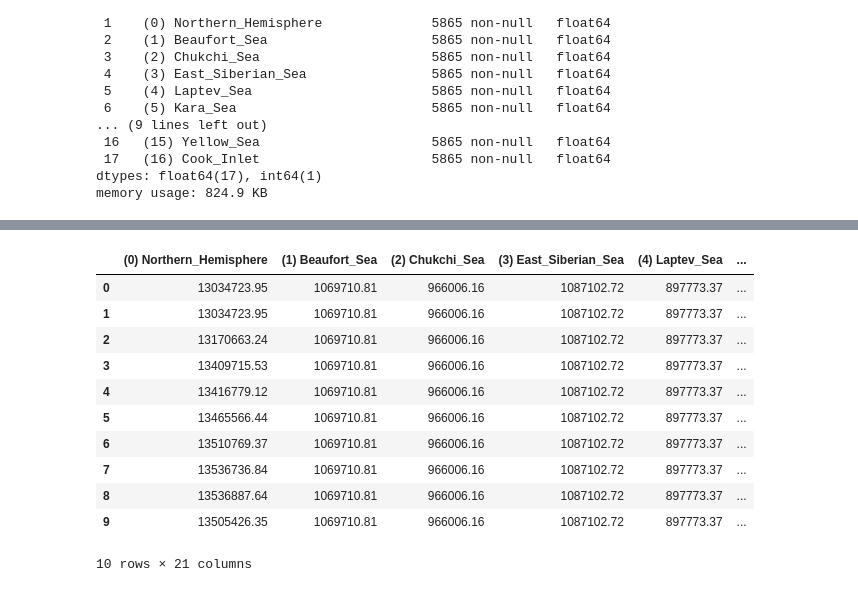
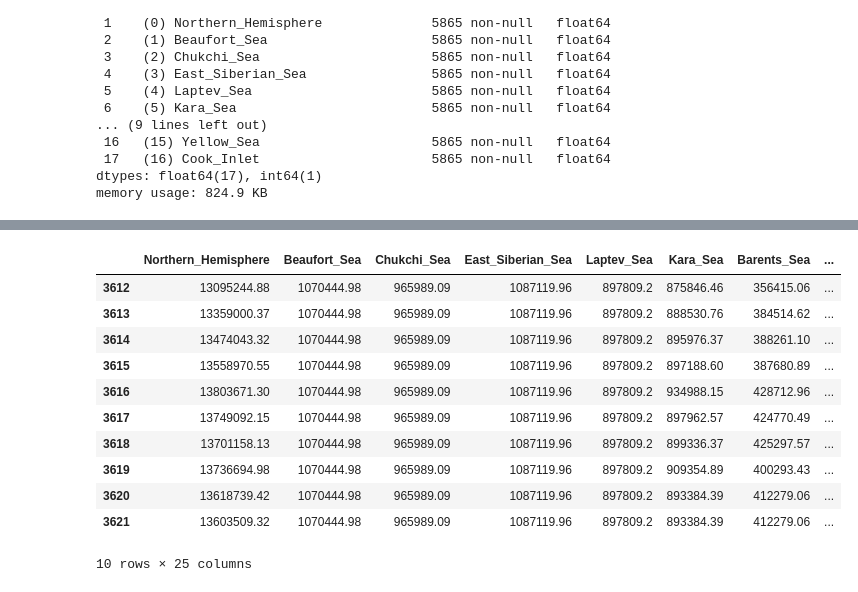
Before and after one commit to KathGo/ice_cream, a Jupyter notebook: notebooks/EDA_mila.ipynb, the cells around one changed output, grey strips where cells are left out. Saved outputs shown, nothing was run; the diff lists cells and outputs as text; code cells hidden in the pictures.

```diff
--- a/notebooks/EDA_mila.ipynb
+++ b/notebooks/EDA_mila.ipynb
@@ -273,0 +204,12 @@ raw_df.head(10)
+# %%
+raw_df['datetime'] = pd.to_datetime(raw_df.date, format='%m-%d-%Y')
+# Convert timestamp to datetime object
+raw_df = raw_df.assign(
+    timestamp = lambda x: pd.to_datetime(x['datetime']),
+    date = lambda x: x['timestamp'].dt.date,
+    year = lambda x: x['timestamp'].dt.year,
+    month = lambda x: x['timestamp'].dt.month,
+    day = lambda x: x['timestamp'].dt.day,
+    dayofyear = lambda x: x['timestamp'].dt.dayofyear,
+    hour = lambda x: x['timestamp'].dt.hour,
+)
@@ -274,16 +291,16 @@ raw_df.head(10)
 # %%
-raw_df=raw_df.drop([' yyyyddd'], axis=1)
-raw_df.head(10)
+df_2016=raw_df[raw_df['year']==2016]
+df_2016.head(10)
 # %% [output]
-|  | (0) Northern_Hemisphere | (1) Beaufort_Sea | (2) Chukchi_Sea | (3) East_Siberian_Sea | (4) Laptev_Sea | ... |
-| 0 | 13034723.95 | 1069710.81 | 966006.16 | 1087102.72 | 897773.37 | ... |
-| 1 | 13034723.95 | 1069710.81 | 966006.16 | 1087102.72 | 897773.37 | ... |
-| 2 | 13170663.24 | 1069710.81 | 966006.16 | 1087102.72 | 897773.37 | ... |
-| 3 | 13409715.53 | 1069710.81 | 966006.16 | 1087102.72 | 897773.37 | ... |
-| 4 | 13416779.12 | 1069710.81 | 966006.16 | 1087102.72 | 897773.37 | ... |
-| 5 | 13465566.44 | 1069710.81 | 966006.16 | 1087102.72 | 897773.37 | ... |
-| 6 | 13510769.37 | 1069710.81 | 966006.16 | 1087102.72 | 897773.37 | ... |
-| 7 | 13536736.84 | 1069710.81 | 966006.16 | 1087102.72 | 897773.37 | ... |
-| 8 | 13536887.64 | 1069710.81 | 966006.16 | 1087102.72 | 897773.37 | ... |
-| 9 | 13505426.35 | 1069710.81 | 966006.16 | 1087102.72 | 897773.37 | ... |
+|  | Northern_Hemisphere | Beaufort_Sea | Chukchi_Sea | East_Siberian_Sea | Laptev_Sea | Kara_Sea | Barents_Sea | ... |
+| 3612 | 13095244.88 | 1070444.98 | 965989.09 | 1087119.96 | 897809.2 | 875846.46 | 356415.06 | ... |
+| 3613 | 13359000.37 | 1070444.98 | 965989.09 | 1087119.96 | 897809.2 | 888530.76 | 384514.62 | ... |
+| 3614 | 13474043.32 | 1070444.98 | 965989.09 | 1087119.96 | 897809.2 | 895976.37 | 388261.10 | ... |
+| 3615 | 13558970.55 | 1070444.98 | 965989.09 | 1087119.96 | 897809.2 | 897188.60 | 387680.89 | ... |
+| 3616 | 13803671.30 | 1070444.98 | 965989.09 | 1087119.96 | 897809.2 | 934988.15 | 428712.96 | ... |
+| 3617 | 13749092.15 | 1070444.98 | 965989.09 | 1087119.96 | 897809.2 | 897962.57 | 424770.49 | ... |
+| 3618 | 13701158.13 | 1070444.98 | 965989.09 | 1087119.96 | 897809.2 | 899336.37 | 425297.57 | ... |
+| 3619 | 13736694.98 | 1070444.98 | 965989.09 | 1087119.96 | 897809.2 | 909354.89 | 400293.43 | ... |
+| 3620 | 13618739.42 | 1070444.98 | 965989.09 | 1087119.96 | 897809.2 | 893384.39 | 412279.06 | ... |
+| 3621 | 13603509.32 | 1070444.98 | 965989.09 | 1087119.96 | 897809.2 | 893384.39 | 412279.06 | ... |
-10 rows × 21 columns
+10 rows × 25 columns
```
Also changed, not shown: parts of 23 cells of this notebook.
